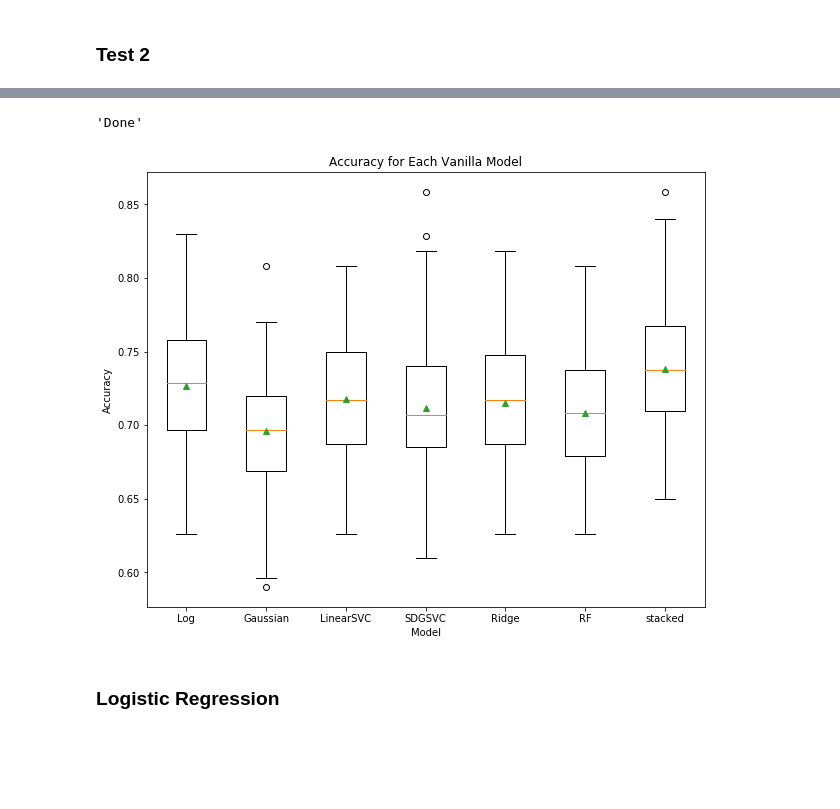
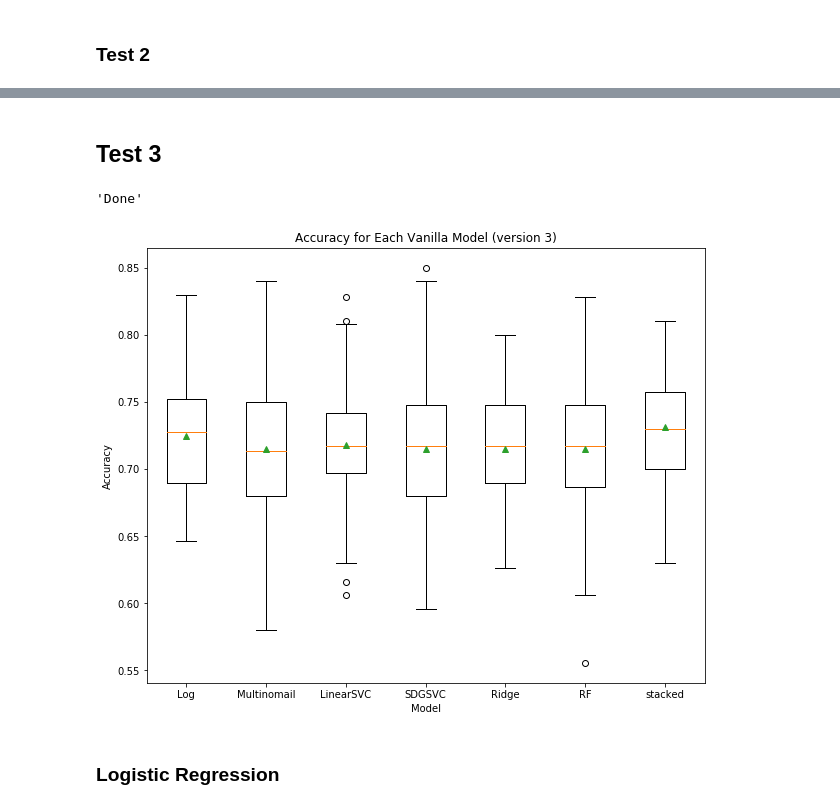
Before and after one commit to HeeebsInc/Google_Apple_Sentiment_Analysis, a Jupyter notebook: ModelingSKLearn.ipynb, the cells around one changed output, grey strips where cells are left out. Cells and saved outputs as stored; diff of their text form; code cells hidden in the pictures; blank space fills up the shorter version.

```diff
--- a/ModelingSKLearn.ipynb
+++ b/ModelingSKLearn.ipynb
@@ -68,5 +107,7 @@ plot_model_results(results, model_names, 'figures/VanillaResults1', figsize = (1
+# %% [markdown]
+## Test 3
 # %%
-models = {'Log': LogisticRegression(), 'Gaussian': GaussianNB(),
+models = {'Log': LogisticRegression(), 'Multinomail': MultinomialNB(),
           'LinearSVC': LinearSVC(max_iter = 1250, random_state = 10), 'SDGSVC': SGDClassifier(random_state = 10),
           'Ridge': RidgeClassifier(random_state = 10), 'RF': RandomForestClassifier(random_state = 10)}
 
@@ -76,15 +117,16 @@ new_models = stacked_model(models)
 # getting results and model
 result_dict = test_models(x_train, y_train, new_models, n_jobs = -1)
 
-save_cv_results(result_dict, 'models/VanillaResults2.p')
+save_cv_results(result_dict, 'models/VanillaResults3.p')
 # %% [output]
 'Done'
 # %%
 results = [i[1] for i in result_dict.items()]
 model_names = [i for i in result_dict.keys()]
-plot_model_results(results, model_names, 'figures/VanillaResults2', figsize = (10, 8))
+plot_model_results(results, model_names, 'figures/VanillaResults3', figure_title = 'Accuracy for Each Vanilla Model (version 3)',
+                   figsize = (10, 8))
 # %% [output]
-[figure, old version]
+[figure, new version]
 # %%
 assert False
 # %% [markdown]
```
Also changed, not shown: parts of 33 cells of this notebook, 10 other files.
